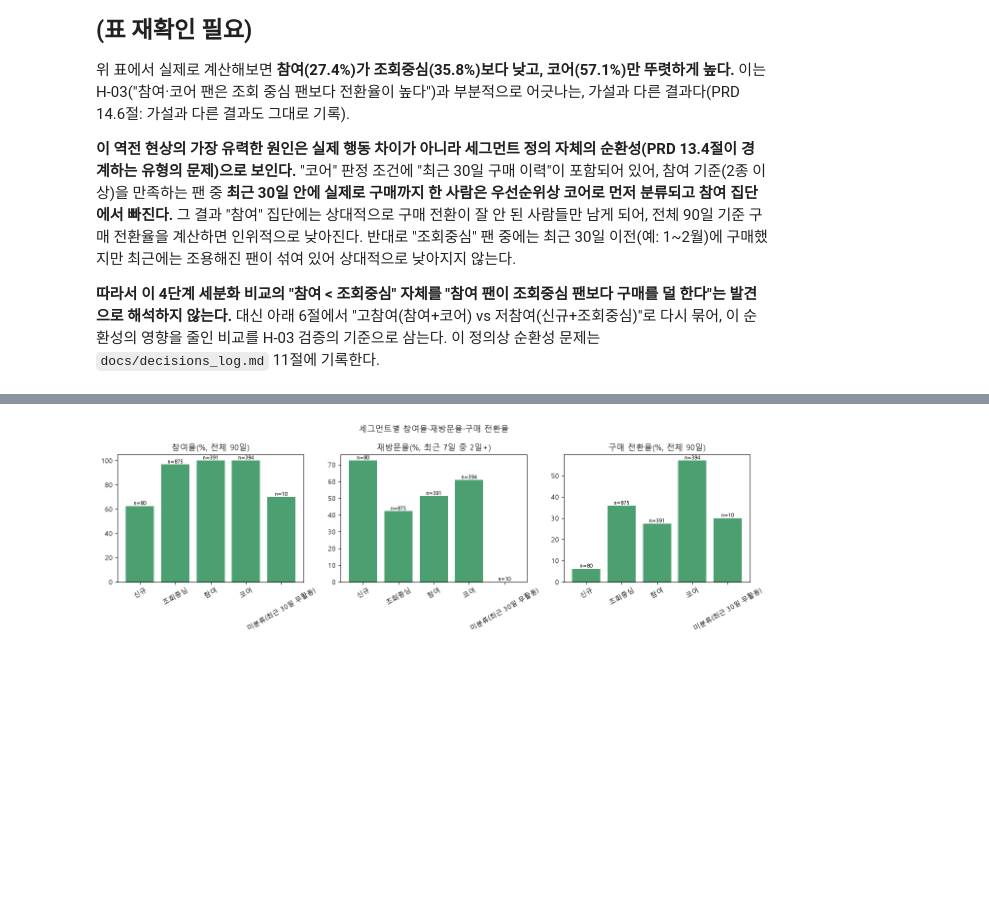
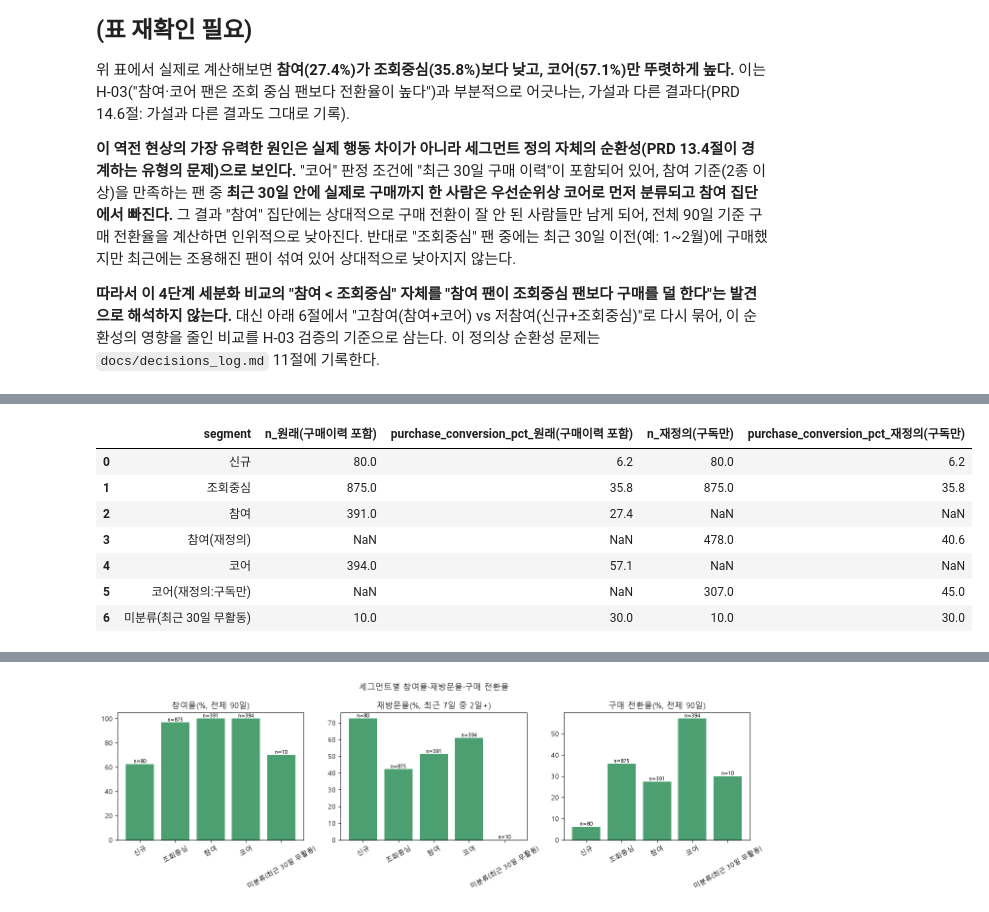
Before and after one commit to wjs0951467-wq/fanlog-user-behavior-analytics, a Jupyter notebook: notebooks/03_commerce_funnel.ipynb, the cells around one changed output, grey strips where cells are left out. Drawn from its saved outputs; the diff is of its cells as text; code cells hidden in the pictures; blank space fills up the shorter version.

```diff
--- a/notebooks/03_commerce_funnel.ipynb
+++ b/notebooks/03_commerce_funnel.ipynb
@@ -407,0 +470,21 @@ segment_summary
+# %%
+original_vs_redefined = (
+    segment_summary[["segment", "n", "purchase_conversion_pct"]]
+    .merge(
+        segment_summary_redefined[["segment", "n", "purchase_conversion_pct"]],
+        on="segment", how="outer", suffixes=("_원래(구매이력 포함)", "_재정의(구독만)"),
+    )
+)
+order_compare = ["신규", "조회중심", "참여", "참여(재정의)", "코어", "코어(재정의:구독만)", "미분류(최근 30일 무활동)"]
+original_vs_redefined["segment"] = pd.Categorical(original_vs_redefined["segment"], categories=order_compare, ordered=True)
+original_vs_redefined = original_vs_redefined.sort_values("segment").reset_index(drop=True)
+original_vs_redefined
+# %% [output]
+|  | segment | n_원래(구매이력 포함) | purchase_conversion_pct_원래(구매이력 포함) | n_재정의(구독만) | purchase_conversion_pct_재정의(구독만) |
+| 0 | 신규 | 80.0 | 6.2 | 80.0 | 6.2 |
+| 1 | 조회중심 | 875.0 | 35.8 | 875.0 | 35.8 |
+| 2 | 참여 | 391.0 | 27.4 | NaN | NaN |
+| 3 | 참여(재정의) | NaN | NaN | 478.0 | 40.6 |
+| 4 | 코어 | 394.0 | 57.1 | NaN | NaN |
+| 5 | 코어(재정의:구독만) | NaN | NaN | 307.0 | 45.0 |
+| 6 | 미분류(최근 30일 무활동) | 10.0 | 30.0 | 10.0 | 30.0 |
```
Also changed, not shown: parts of 3 cells of this notebook, 1 other file.
